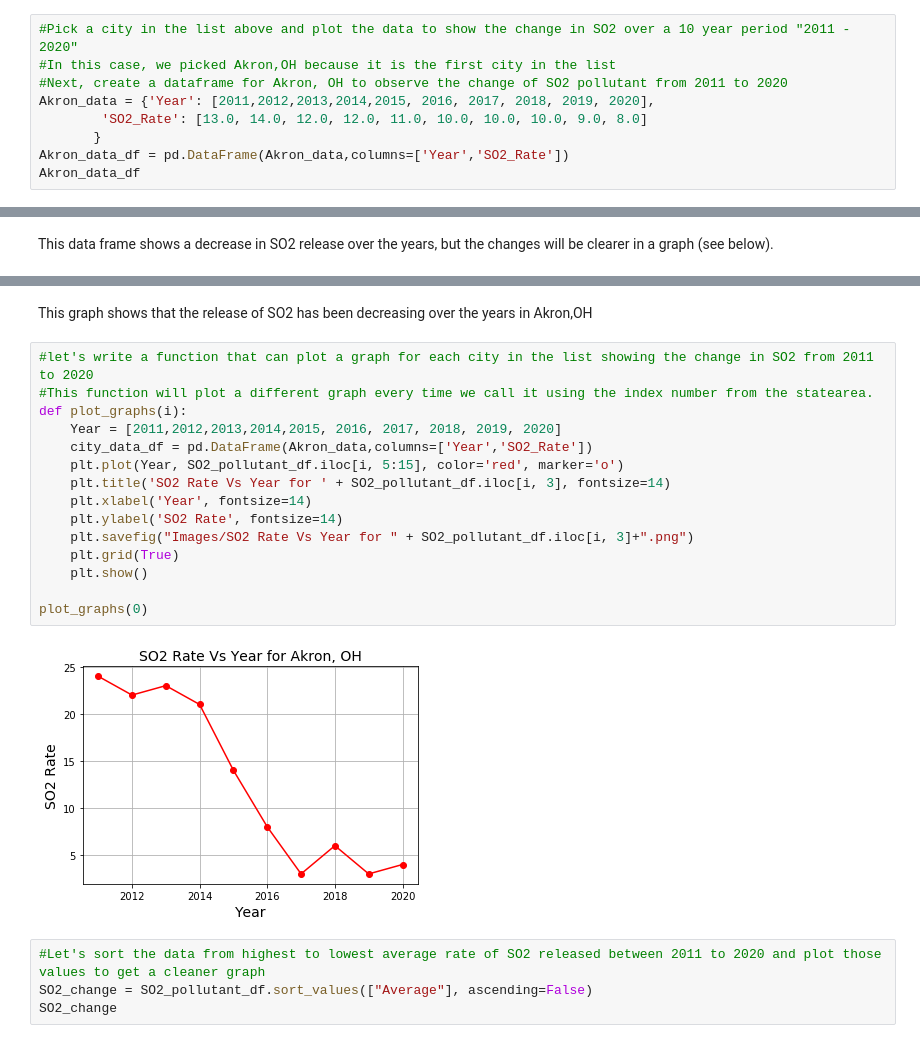
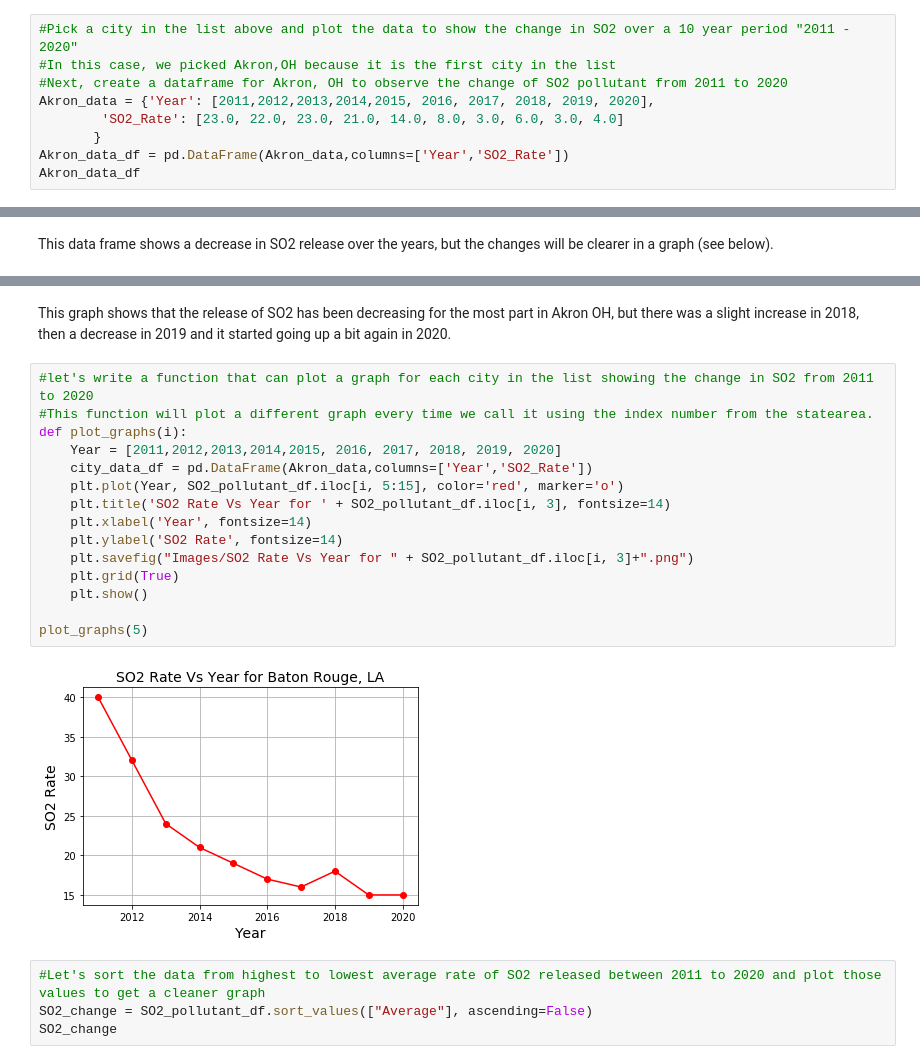
Before and after one commit to diallomt193/America-s-air-quality-analysis, a Jupyter notebook: SO2 Analysis.ipynb, the cells around one changed output, grey strips where cells are left out. Cells and saved outputs as stored; diff of their text form.

```diff
--- a/SO2 Analysis.ipynb
+++ b/SO2 Analysis.ipynb
@@ -168,7 +168,7 @@ Name: Core Based Statistical Area, dtype: object
 #In this case, we picked Akron,OH because it is the first city in the list
 #Next, create a dataframe for Akron, OH to observe the change of SO2 pollutant from 2011 to 2020
 Akron_data = {'Year': [2011,2012,2013,2014,2015, 2016, 2017, 2018, 2019, 2020],
-        'SO2_Rate': [13.0, 14.0, 12.0, 12.0, 11.0, 10.0, 10.0, 10.0, 9.0, 8.0]
+        'SO2_Rate': [23.0, 22.0, 23.0, 21.0, 14.0, 8.0, 3.0, 6.0, 3.0, 4.0]
        }
 Akron_data_df = pd.DataFrame(Akron_data,columns=['Year','SO2_Rate'])
 Akron_data_df
@@ -199,22 +199,22 @@ plt.show()
 # %% [markdown]
-This graph shows that the release of SO2 has been decreasing over the years in Akron,OH
+This graph shows that the release of SO2 has been decreasing for the most part in Akron OH, but there was a slight increase in 2018, then a decrease in 2019 and it started going up a bit again in 2020.
 # %%
 #let's write a function that can plot a graph for each city in the list showing the change in SO2 from 2011 to 2020
 #This function will plot a different graph every time we call it using the index number from the statearea.
 def plot_graphs(i):
     Year = [2011,2012,2013,2014,2015, 2016, 2017, 2018, 2019, 2020]
     city_data_df = pd.DataFrame(Akron_data,columns=['Year','SO2_Rate'])
     plt.plot(Year, SO2_pollutant_df.iloc[i, 5:15], color='red', marker='o')
     plt.title('SO2 Rate Vs Year for ' + SO2_pollutant_df.iloc[i, 3], fontsize=14)
     plt.xlabel('Year', fontsize=14)
     plt.ylabel('SO2 Rate', fontsize=14)
     plt.savefig("Images/SO2 Rate Vs Year for " + SO2_pollutant_df.iloc[i, 3]+".png")
     plt.grid(True)
     plt.show()
 
-plot_graphs(0)
+plot_graphs(5)
 # %% [output]
-[figure, old version]
+[figure, new version]
 # %%
 #Let's sort the data from highest to lowest average rate of SO2 released between 2011 to 2020 and plot those values to get a cleaner graph
 SO2_change = SO2_pollutant_df.sort_values(["Average"], ascending=False)
```
Also changed, not shown: parts of 2 cells of this notebook, 8 other files.
